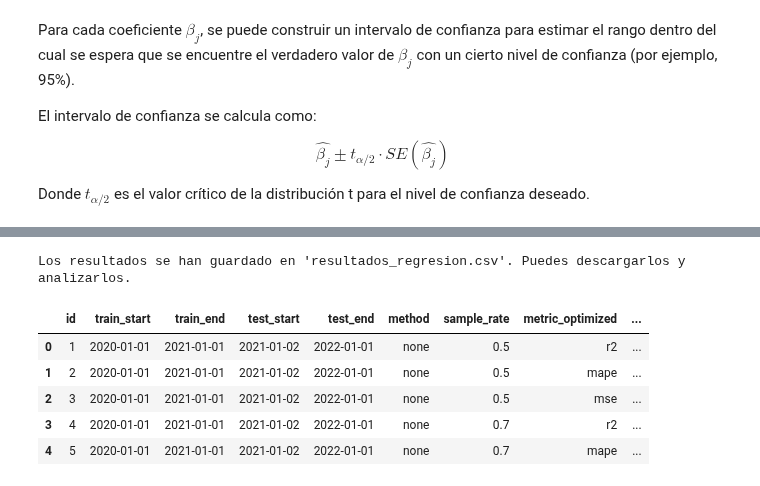
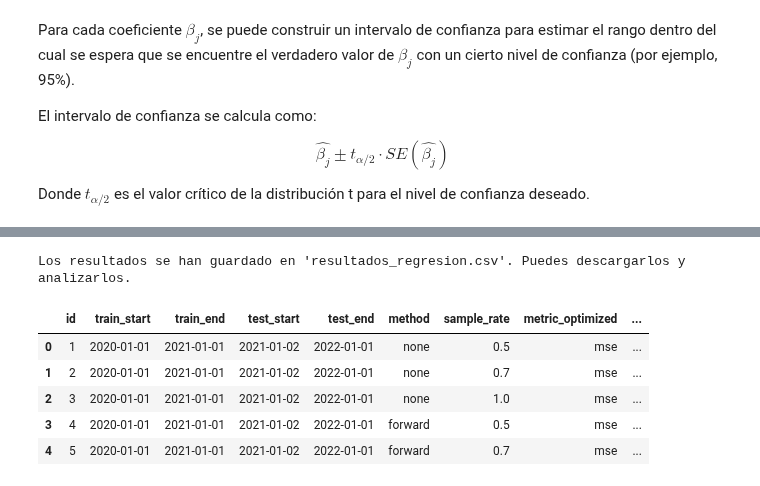
Before and after one commit to pikey-msc/AprendizMaquina, a Jupyter notebook: 2025-2/Regresion/Regresión_Lineal_iteración.ipynb, the cells around one changed output, grey strips where cells are left out. Drawn from its saved outputs; the diff is of its cells as text; code cells hidden in the pictures.

```diff
--- a/2025-2/Regresion/Regresión_Lineal_iteración.ipynb
+++ b/2025-2/Regresion/Regresión_Lineal_iteración.ipynb
@@ -250,7 +250,7 @@ def select_features(X_train, y_train, method):
 results = []
 
 # Generar todas las combinaciones de parámetros
-for (train_start, train_end), (test_start, test_end), method, sample_rate, metric in itertools.product(train_intervals, test_intervals, selection_methods, sampling_rates, evaluation_metrics):
+for (train_start, train_end), (test_start, test_end), method, sample_rate in itertools.product(train_intervals, test_intervals, selection_methods, sampling_rates):
 
     train_data = df[(df['date'] >= train_start) & (df['date'] <= train_end)]
     test_data = df[(df['date'] >= test_start) & (df['date'] <= test_end)]
@@ -295,35 +295,35 @@ for (train_start, train_end), (test_start, test_end), method, sample_rate, metri
 
     results.append({
         'id': len(results) + 1,
         'train_start': train_start, 'train_end': train_end,
         'test_start': test_start, 'test_end': test_end,
         'method': method, 'sample_rate': sample_rate, 'metric_optimized': metric,
         'num_train': len(y_train), 'num_test': len(y_test), 'num_validation': len(validation_data) if validation_data is not None else 'NA',
         'normality_train': normality_train,
         'mse_train': mse_train, 'r2_train': r2_train, 'mape_train': mape_train, 'quantiles_train': quantiles_train,
         'mse_test': mse_test, 'r2_test': r2_test, 'mape_test': mape_test, 'quantiles_test': quantiles_test,
         'mse_validation': mse_validation, 'r2_validation': r2_validation, 'mape_validation': mape_validation, 'quantiles_validation': quantiles_validation,
         'mse_total': mse_total, 'r2_total': r2_total, 'mape_total': mape_total, 'quantiles_total': quantiles_total
     })
 
 df_results = pd.DataFrame(results)
 
 pd.set_option('display.max_columns', None)  # Mostrar todas las columnas
 pd.set_option('display.width', 1000)  # Ajustar el ancho de la salida
 
 
 # Guardar en un archivo CSV para análisis posterior
 df_results.to_csv("resultados_regresion.csv", index=False)
 
 print("Los resultados se han guardado en 'resultados_regresion.csv'. Puedes descargarlos y analizarlos.")
 
 
 df_results.head(5)
 # %% [output]
 Los resultados se han guardado en 'resultados_regresion.csv'. Puedes descargarlos y analizarlos.
 |  | id | train_start | train_end | test_start | test_end | method | sample_rate | metric_optimized | ... |
-| 0 | 1 | 2020-01-01 | 2021-01-01 | 2021-01-02 | 2022-01-01 | none | 0.5 | r2 | ... |
-| 1 | 2 | 2020-01-01 | 2021-01-01 | 2021-01-02 | 2022-01-01 | none | 0.5 | mape | ... |
-| 2 | 3 | 2020-01-01 | 2021-01-01 | 2021-01-02 | 2022-01-01 | none | 0.5 | mse | ... |
-| 3 | 4 | 2020-01-01 | 2021-01-01 | 2021-01-02 | 2022-01-01 | none | 0.7 | r2 | ... |
-| 4 | 5 | 2020-01-01 | 2021-01-01 | 2021-01-02 | 2022-01-01 | none | 0.7 | mape | ... |
+| 0 | 1 | 2020-01-01 | 2021-01-01 | 2021-01-02 | 2022-01-01 | none | 0.5 | mse | ... |
+| 1 | 2 | 2020-01-01 | 2021-01-01 | 2021-01-02 | 2022-01-01 | none | 0.7 | mse | ... |
+| 2 | 3 | 2020-01-01 | 2021-01-01 | 2021-01-02 | 2022-01-01 | none | 1.0 | mse | ... |
+| 3 | 4 | 2020-01-01 | 2021-01-01 | 2021-01-02 | 2022-01-01 | forward | 0.5 | mse | ... |
+| 4 | 5 | 2020-01-01 | 2021-01-01 | 2021-01-02 | 2022-01-01 | forward | 0.7 | mse | ... |
```
Also changed, not shown: parts of 1 cell of this notebook.
